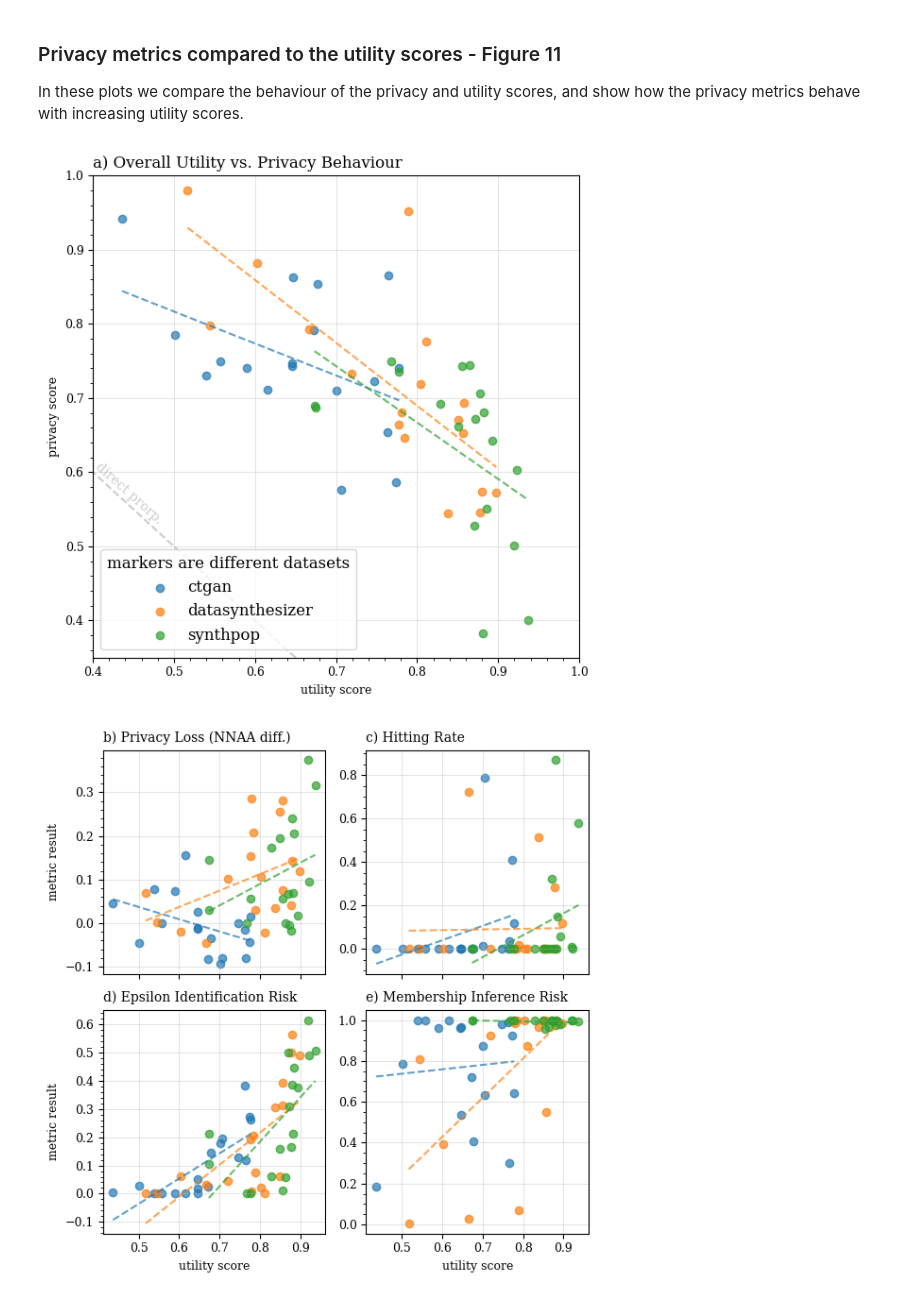
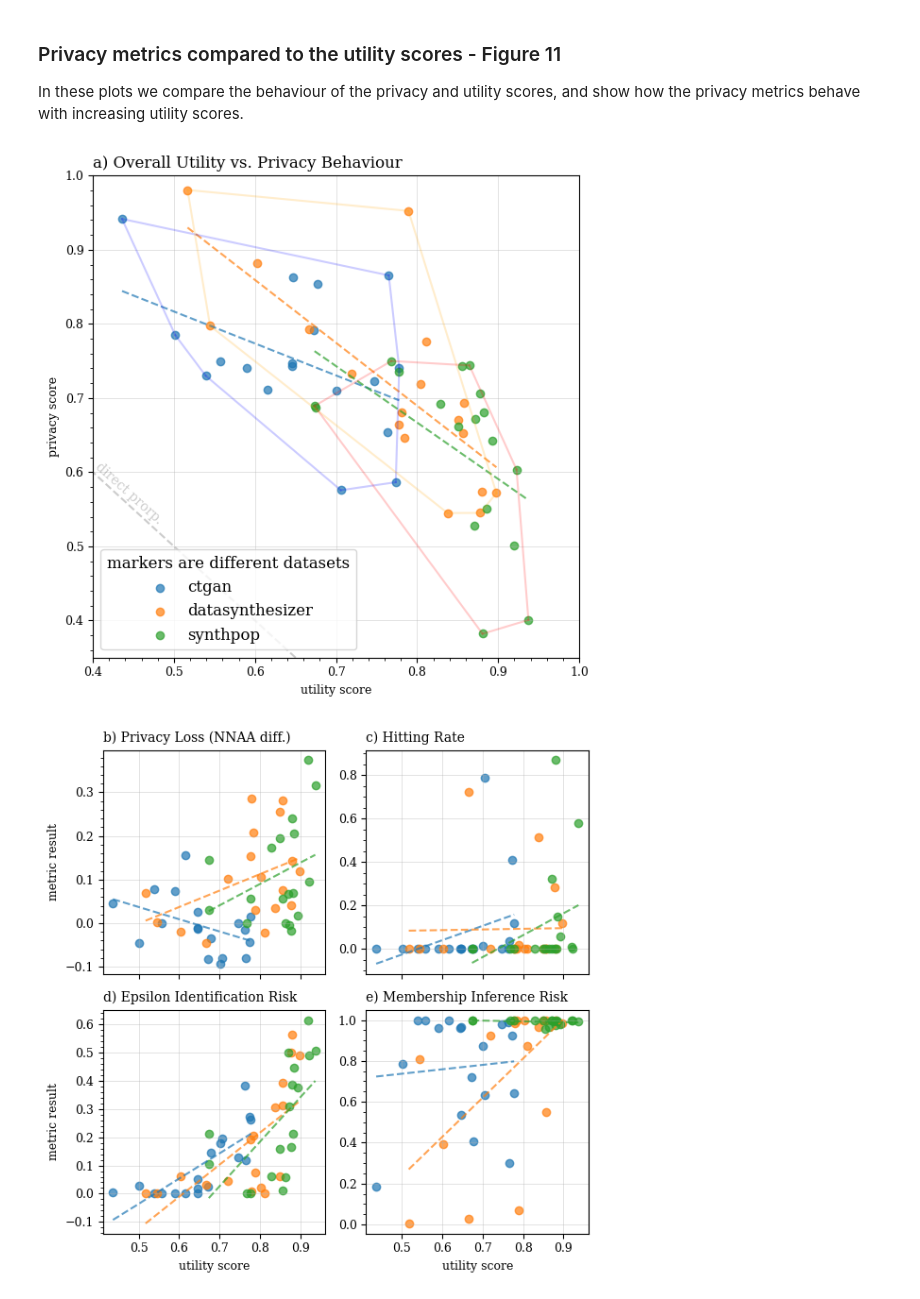
Before and after one commit to schneiderkamplab/syntheval-model-benchmark-example, a Jupyter notebook: syntheval_model_benchmark.ipynb, the cells around one changed output. Saved outputs shown, nothing was run; the diff lists cells and outputs as text; code cells hidden in the pictures.

Commit message:
added convex hull

```diff
--- a/syntheval_model_benchmark.ipynb
+++ b/syntheval_model_benchmark.ipynb
@@ -292,35 +292,46 @@ import matplotlib.pyplot as plt
 rcp = {'font.size': 9, 'font.family': 'serif'}
 plt.rcParams.update(**rcp)
 
+def plot_convex_hull(df, ax, model, color, alpha):
+    from scipy.spatial import ConvexHull
+    points = df[df['model'] == model][['u_rank_','p_rank_']].values
+    hull = ConvexHull(points)
+    for simplex in hull.simplices:
+        ax.plot(points[simplex, 0], points[simplex, 1], color=color, alpha=alpha)
 
 global_res = pd.read_csv('evaluation_results.csv')
 global_res["u_rank_"] = global_res["u_rank_"]/10
 global_res["p_rank_"] = global_res["p_rank_"]/4
 
 fig, ax = plt.subplots(figsize=(6, 6))
 
 sns.regplot(data=global_res[global_res["model"]=="ctgan"], x="u_rank_", y="p_rank_", ci=None, ax=ax, line_kws={'linestyle':'--', 'linewidth':'1.5', 'alpha':0.7},scatter_kws={'alpha':0.7},label='ctgan')
 sns.regplot(data=global_res[global_res["model"]=="datasynthesizer"], x="u_rank_", y="p_rank_",ci=None, ax=ax, line_kws={'linestyle':'--', 'linewidth':'1.5', 'alpha':0.7},scatter_kws={'alpha':0.7},label='datasynthesizer')
 sns.regplot(data=global_res[global_res["model"]=="synthpop"], x="u_rank_", y="p_rank_", ci=None, ax=ax, line_kws={'linestyle':'--', 'linewidth':'1.5', 'alpha':0.7},scatter_kws={'alpha':0.7},label='synthpop')
+
+# Add convex hulls
+plot_convex_hull(global_res, ax, 'ctgan', 'blue', 0.2)
+plot_convex_hull(global_res, ax, 'datasynthesizer', 'orange', 0.2)
+plot_convex_hull(global_res, ax, 'synthpop', 'red', 0.2)
 
 # plot a diagonal line to represent the proportional case
 plt.plot([1, 0], [0, 1], ls="--", linewidth=1.5, alpha=0.2, color="black")
 plt.annotate('direct prorp.', xy=(0.45, 0.55), xytext=(0.4, 0.53),rotation=-42, fontsize=10, alpha=0.2)
 
 # sns.scatterplot(data=global_res, x="u_rank_", y="p_rank_", hue="model", palette="tab10", alpha=0.7,s=80)
 plt.axis([0.4, 1, 0.35, 1])
 plt.xlabel('utility score')
 plt.ylabel('privacy score')
 plt.title('a) Overall Utility vs. Privacy Behaviour',loc='left', fontsize=12)
 plt.legend(loc='lower left', fontsize=12, title='markers are different datasets', title_fontsize=12)
 
 ax.minorticks_on()
 ax.grid(True, which='major', linestyle='-', linewidth='0.5', alpha=0.5)
 plt.tight_layout()
 plt.savefig('utility_vs_privacy_scores.pdf')
 plt.show()
 # %% [output]
-[figure, old version]
+[figure, new version]
 # %%
 cols_to_plot = ['priv_loss_nnaa','hit_rate','eps_identif_risk','mia_cls_risk']
 
```
Also changed, not shown: parts of 1 cell of this notebook, 1 other file.
